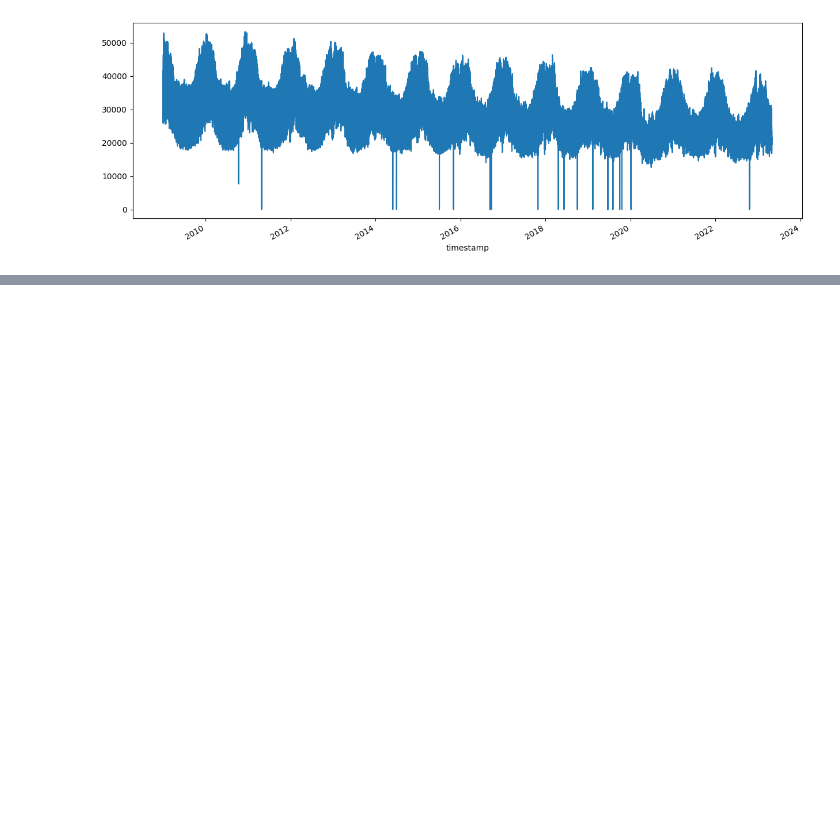
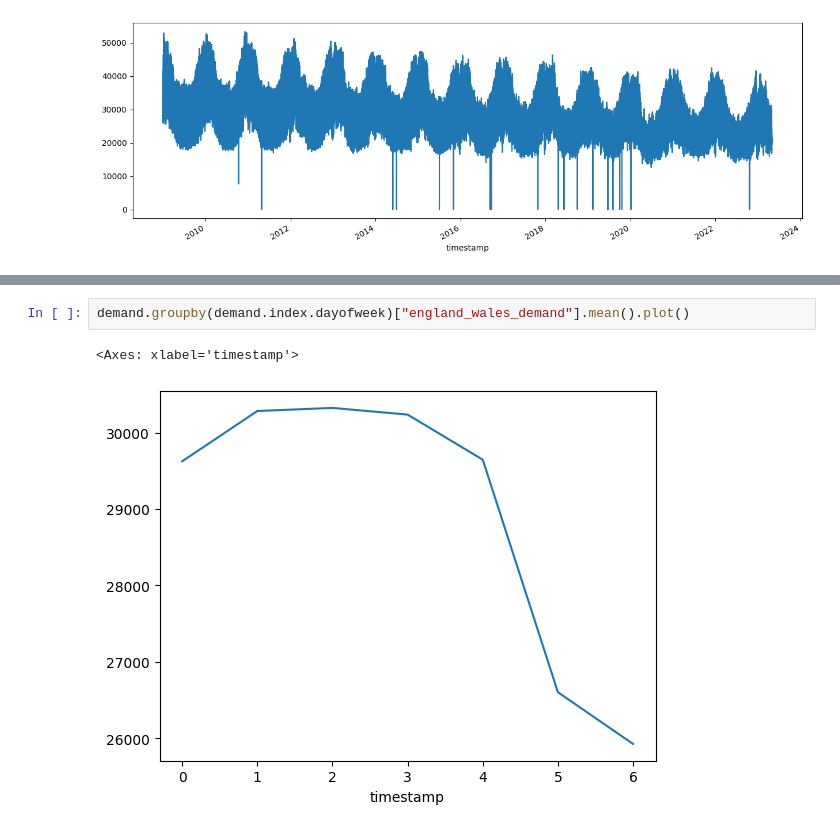
Before and after one commit to OlajideFemi/Carbon-Footprint, a Jupyter notebook: Another_copy_of_Energy_Consumption_Forecasting.ipynb, the cells around one changed output, grey strips where cells are left out. Cells and saved outputs as stored; diff of their text form; blank space fills up the shorter version.

```diff
--- a/Another_copy_of_Energy_Consumption_Forecasting.ipynb
+++ b/Another_copy_of_Energy_Consumption_Forecasting.ipynb
@@ -84,0 +121,5 @@ demand["england_wales_demand"].plot(figsize=(15,5))
+# %%
+demand.groupby(demand.index.dayofweek)["england_wales_demand"].mean().plot()
+# %% [output]
+<Axes: xlabel='timestamp'>
+[figure, added]
```
Also changed, not shown: parts of 8 cells of this notebook.
